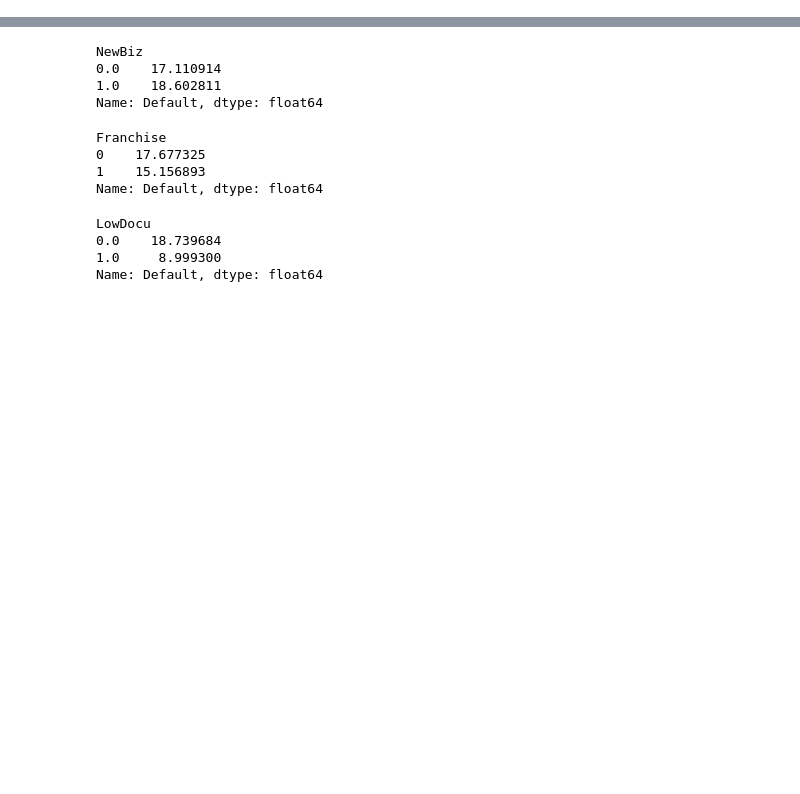
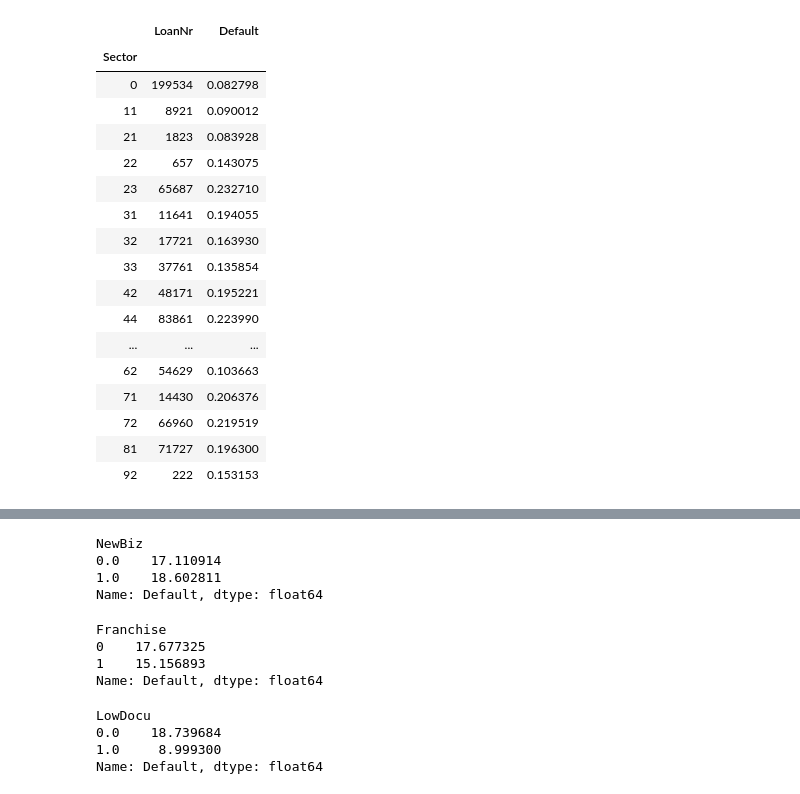
Before and after one commit to allison-zhou-phd/SBA_Loans_Risk_Analysis, a Jupyter notebook: notebook/data_eda.ipynb, the cells around one changed output, grey strips where cells are left out. Saved outputs shown, nothing was run; the diff lists cells and outputs as text; code cells hidden in the pictures; blank space fills up the shorter version.

```diff
--- a/notebook/data_eda.ipynb
+++ b/notebook/data_eda.ipynb
@@ -6,3 +6,26 @@ import matplotlib.pyplot as plt
 # import folium
 # %%
 df = pd.read_pickle('../data/pickled_loan')
+# %%
+df_grouped = df.groupby('Sector').agg({'LoanNr': 'count', 'Default': 'mean'})
+# %%
+df_grouped
+# %% [output]
+|  | LoanNr | Default |
+| Sector |  |  |
+| 0 | 199534 | 0.082798 |
+| 11 | 8921 | 0.090012 |
+| 21 | 1823 | 0.083928 |
+| 22 | 657 | 0.143075 |
+| 23 | 65687 | 0.232710 |
+| 31 | 11641 | 0.194055 |
+| 32 | 17721 | 0.163930 |
+| 33 | 37761 | 0.135854 |
+| 42 | 48171 | 0.195221 |
+| 44 | 83861 | 0.223990 |
+| ... | ... | ... |
+| 62 | 54629 | 0.103663 |
+| 71 | 14430 | 0.206376 |
+| 72 | 66960 | 0.219519 |
+| 81 | 71727 | 0.196300 |
+| 92 | 222 | 0.153153 |
```
Also changed, not shown: parts of 4 cells of this notebook, 6 other files.
